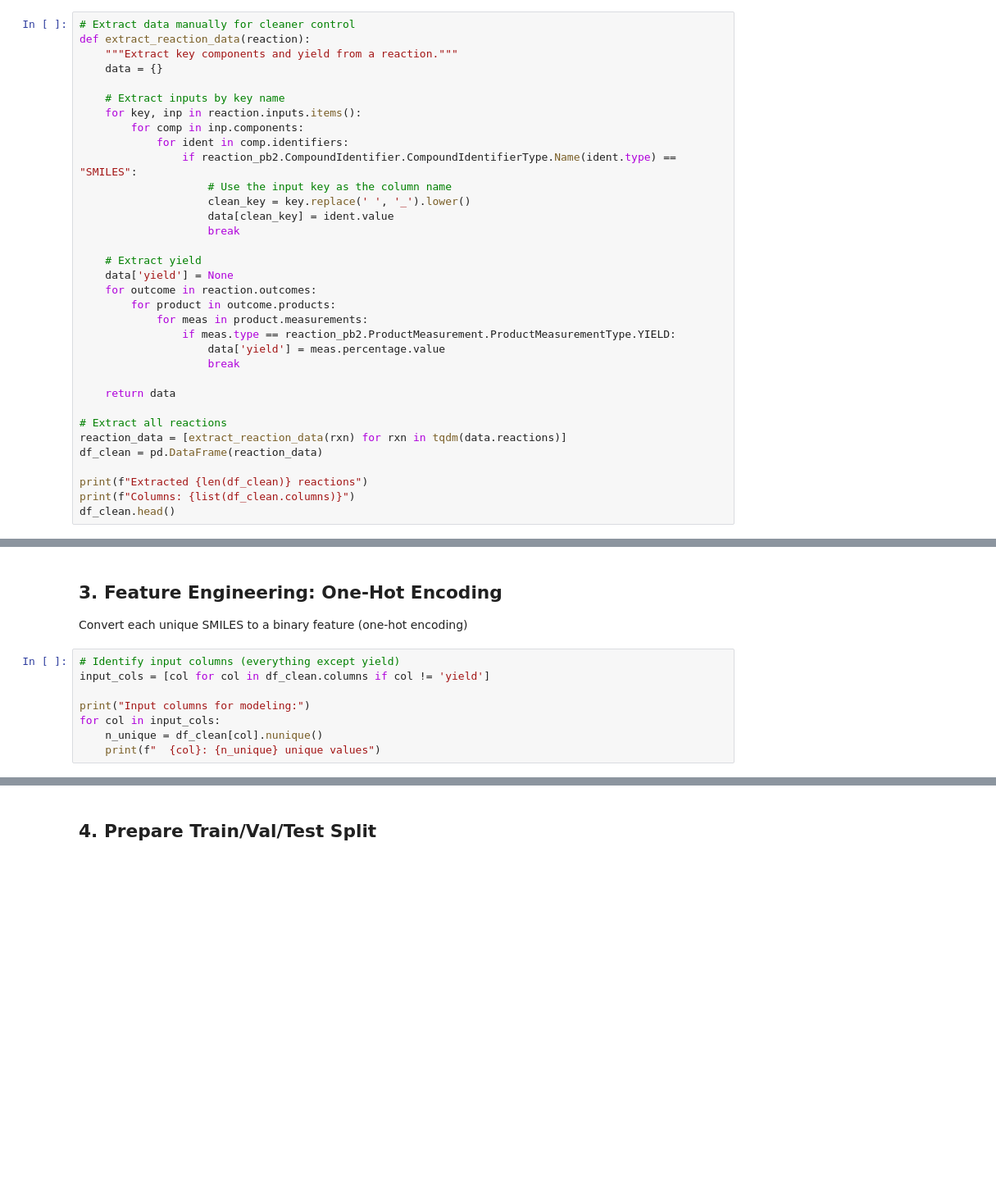
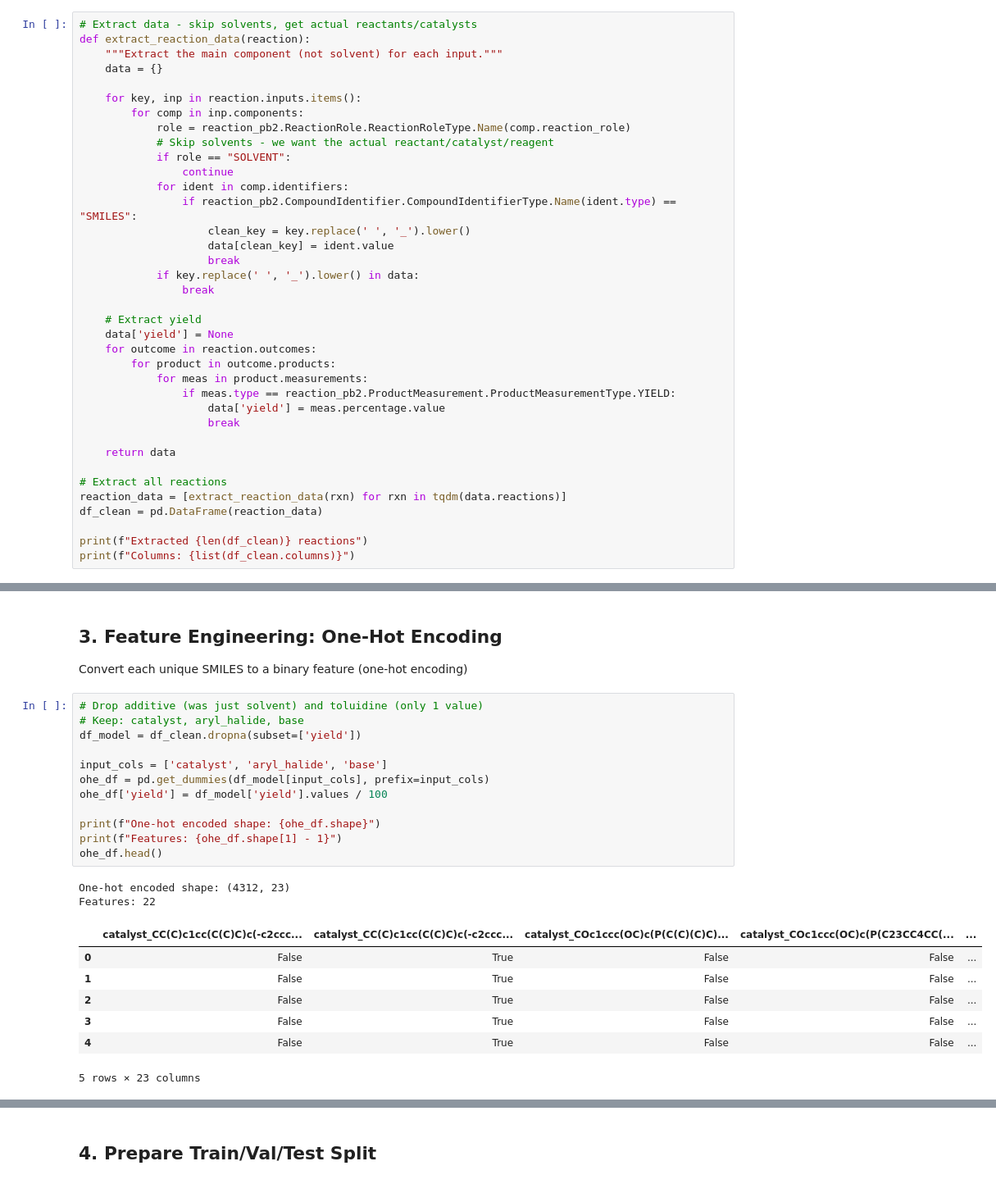
Before and after one commit to HatefRahimi/DigitalAlchemy, a Jupyter notebook: ORD/yield_prediction_ahneman.ipynb, the cells around one changed output, grey strips where cells are left out. Shown at 82% size. Drawn from its saved outputs; the diff is of its cells as text; blank space fills up the shorter version.

```diff
--- a/ORD/yield_prediction_ahneman.ipynb
+++ b/ORD/yield_prediction_ahneman.ipynb
@@ -106,18 +169,22 @@ for outcome in rxn.outcomes:
 # %%
-# Extract data manually for cleaner control
+# Extract data - skip solvents, get actual reactants/catalysts
 def extract_reaction_data(reaction):
-    """Extract key components and yield from a reaction."""
+    """Extract the main component (not solvent) for each input."""
     data = {}
 
-    # Extract inputs by key name
     for key, inp in reaction.inputs.items():
         for comp in inp.components:
+            role = reaction_pb2.ReactionRole.ReactionRoleType.Name(comp.reaction_role)
+            # Skip solvents - we want the actual reactant/catalyst/reagent
+            if role == "SOLVENT":
+                continue
             for ident in comp.identifiers:
                 if reaction_pb2.CompoundIdentifier.CompoundIdentifierType.Name(ident.type) == "SMILES":
-                    # Use the input key as the column name
                     clean_key = key.replace(' ', '_').lower()
                     data[clean_key] = ident.value
                     break
+            if key.replace(' ', '_').lower() in data:
+                break
 
     # Extract yield
     data['yield'] = None
@@ -136,4 +203,3 @@ df_clean = pd.DataFrame(reaction_data)
 
 print(f"Extracted {len(df_clean)} reactions")
 print(f"Columns: {list(df_clean.columns)}")
-df_clean.head()
@@ -168,14 +256,28 @@ print(f"  Std:    {df_clean['yield'].std():.1f}%")
 ## 3. Feature Engineering: One-Hot Encoding
 
 Convert each unique SMILES to a binary feature (one-hot encoding)
-# %%
-# Identify input columns (everything except yield)
-input_cols = [col for col in df_clean.columns if col != 'yield']
-
-print("Input columns for modeling:")
-for col in input_cols:
-    n_unique = df_clean[col].nunique()
-    print(f"  {col}: {n_unique} unique values")
+# %%
+# Drop additive (was just solvent) and toluidine (only 1 value)
+# Keep: catalyst, aryl_halide, base
+df_model = df_clean.dropna(subset=['yield'])
+
+input_cols = ['catalyst', 'aryl_halide', 'base']
+ohe_df = pd.get_dummies(df_model[input_cols], prefix=input_cols)
+ohe_df['yield'] = df_model['yield'].values / 100
+
+print(f"One-hot encoded shape: {ohe_df.shape}")
+print(f"Features: {ohe_df.shape[1] - 1}")
+ohe_df.head()
+# %% [output]
+One-hot encoded shape: (4312, 23)
+Features: 22
+|  | catalyst_CC(C)c1cc(C(C)C)c(-c2ccc... | catalyst_CC(C)c1cc(C(C)C)c(-c2ccc... | catalyst_COc1ccc(OC)c(P(C(C)(C)C)... | catalyst_COc1ccc(OC)c(P(C23CC4CC(... | ... |
+| 0 | False | True | False | False | ... |
+| 1 | False | True | False | False | ... |
+| 2 | False | True | False | False | ... |
+| 3 | False | True | False | False | ... |
+| 4 | False | True | False | False | ... |
+5 rows × 23 columns
 # %%
 # Create one-hot encoding
 # Use short prefixes for cleaner feature names
```
Also changed, not shown: parts of 24 cells of this notebook.
